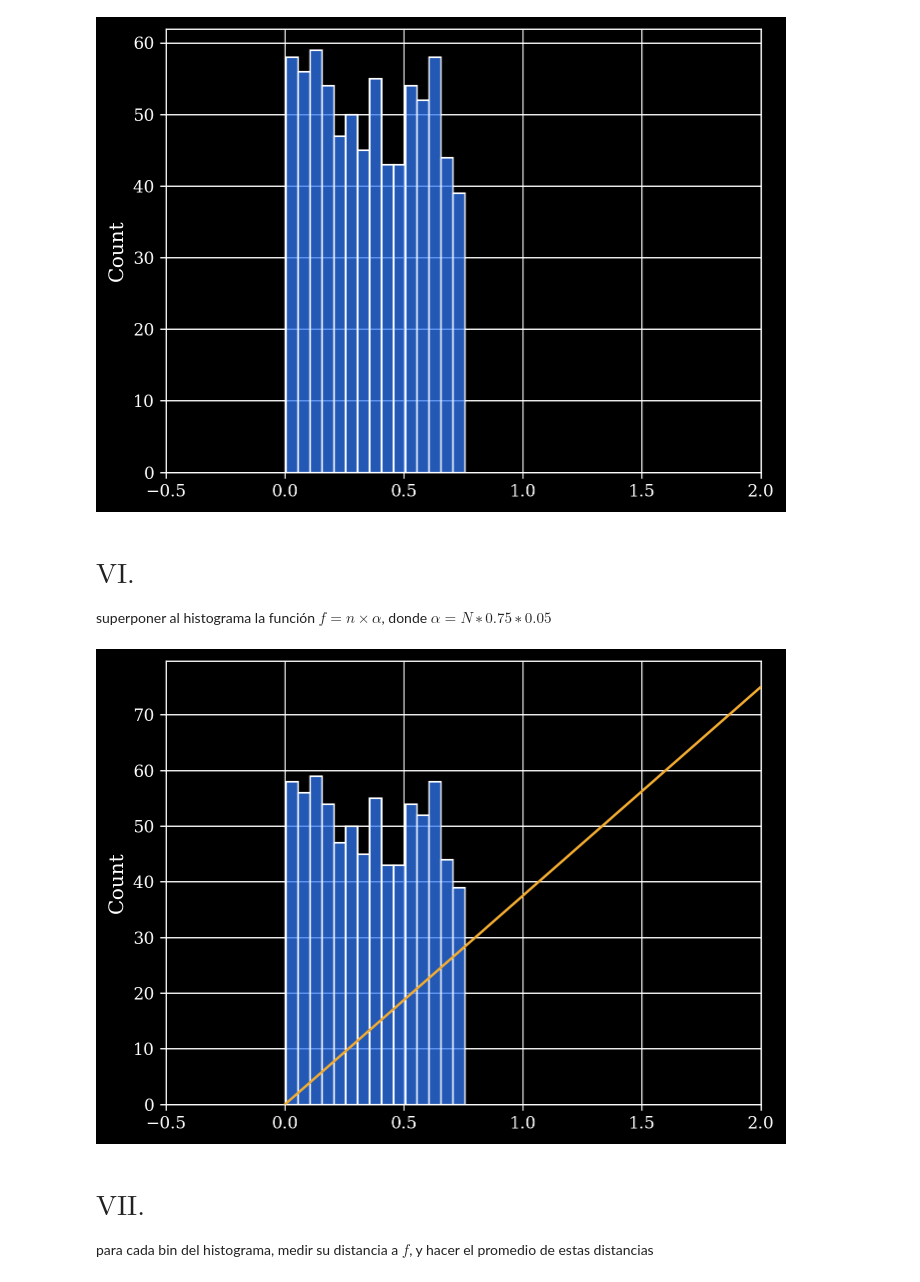
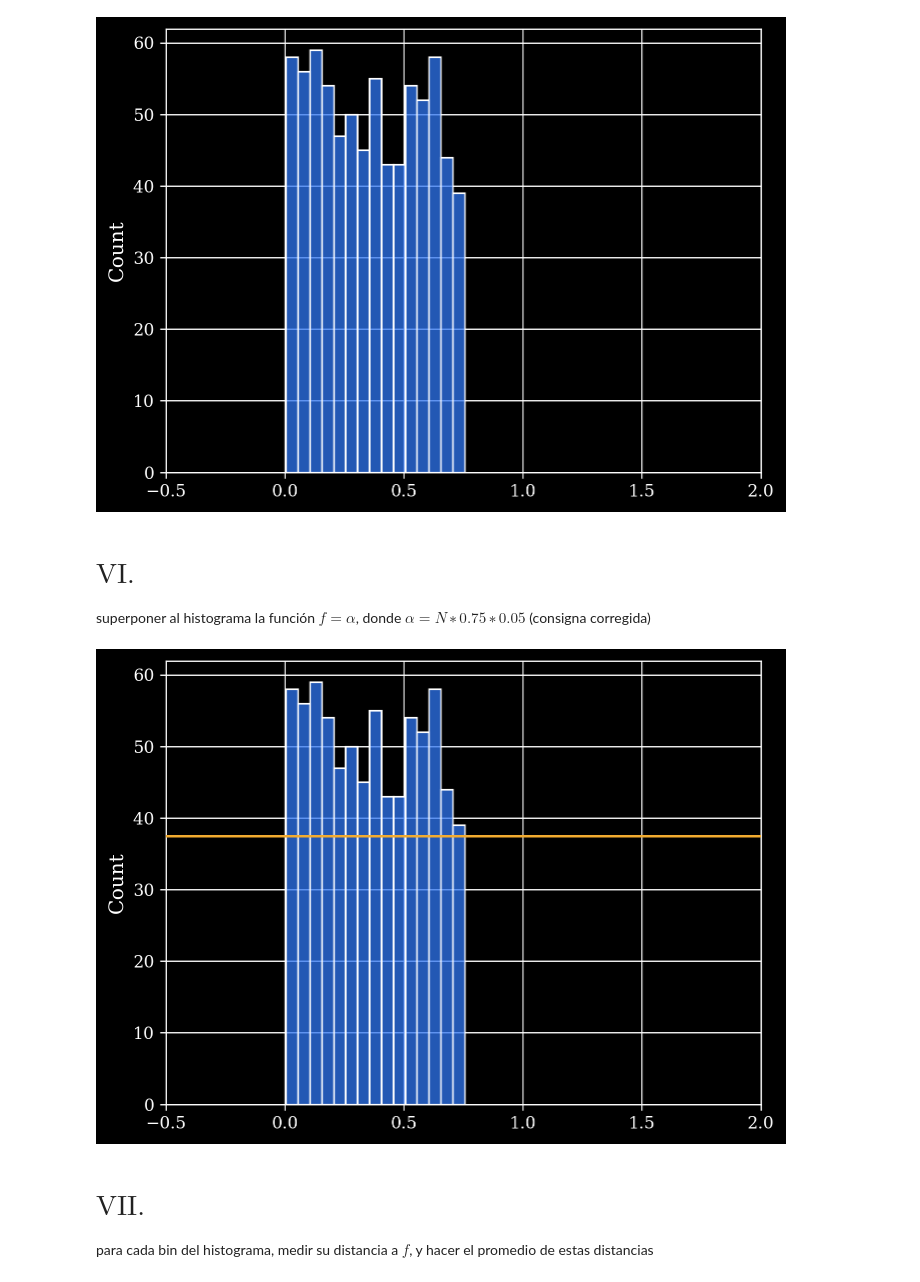
Before and after one commit to agustinbrusco/MEFE, a Jupyter notebook: Código/autoevaluacion_compu.ipynb, the cells around one changed output. Saved outputs shown, nothing was run; the diff lists cells and outputs as text; code cells hidden in the pictures.

Commit message:
consigna corregida acorde a consulta

```diff
--- a/Código/autoevaluacion_compu.ipynb
+++ b/Código/autoevaluacion_compu.ipynb
@@ -58,21 +58,21 @@ plt.show()
 [figure]
 # %% [markdown]
 # $\text{VI.}$
-superponer al histograma la función $f = n \times \alpha$, donde $\alpha = N ∗ 0.75 ∗ 0.05$
+superponer al histograma la función $f = \alpha$, donde $\alpha = N ∗ 0.75 ∗ 0.05$
+(consigna corregida)
 # %%
 alpha = N*0.75*0.05
-n_vals = np.linspace(-0.5, 2.0, 100)
 # Interpreté n como la variable independiente y no como el n de antes.
-f_vals = n_vals * alpha
+f_val = alpha
 fig, ax = plt.subplots(1, 1)
 sns.histplot(vals, binwidth=0.05, ax=ax, zorder=4)
-ax.plot(n_vals, f_vals, "C1", zorder=5)
+ax.axhline(f_val, c="C1", zorder=5)
 ax.grid()
 ax.set_xlim(-0.5, 2.0)
 ax.set_ylim(bottom=0)
 plt.show()
 # %% [output]
-[figure, old version]
+[figure, new version]
 # %% [markdown]
 # $\text{VII.}$
 para cada bin del histograma, medir su distancia a $f$, y hacer el promedio de estas distancias
```
Also changed, not shown: parts of 1 cell of this notebook.
